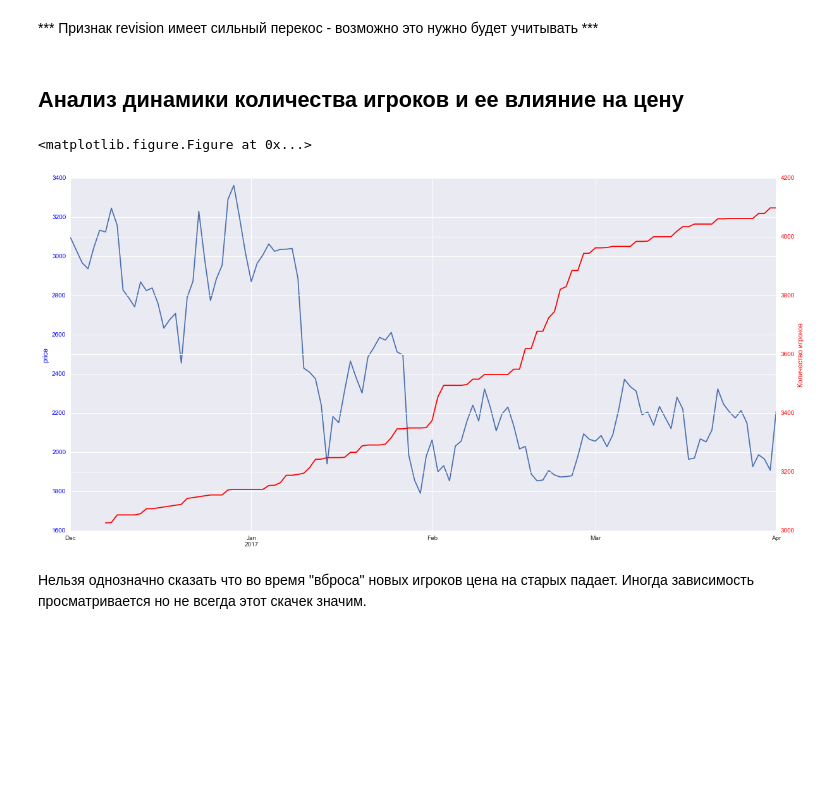
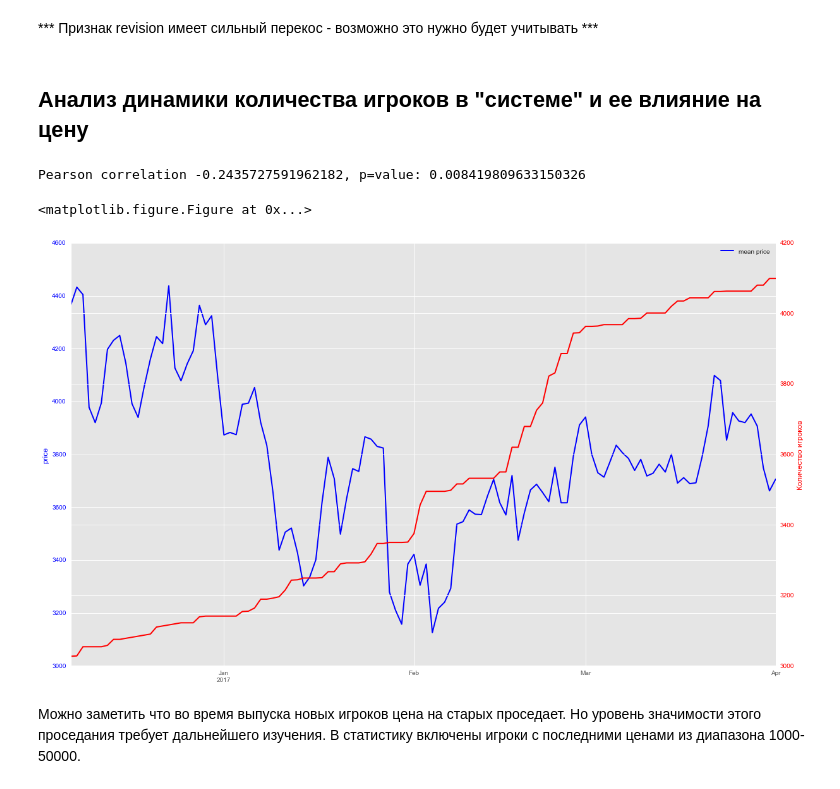
Before and after one commit to udsclub/time-series-fifa, a Jupyter notebook: visualization_notebooks/EDA_windsurfer.ipynb, the cells around one changed output. Cells and saved outputs as stored; diff of their text form; code cells hidden in the pictures; blank space fills up the shorter version.

Commit message:
Please enter the commit message for your changes. Lines starting
Price change/ number of players plot added
Sarima theory notebook added

```diff
--- a/visualization_notebooks/EDA_windsurfer.ipynb
+++ b/visualization_notebooks/EDA_windsurfer.ipynb
@@ -405,42 +404,66 @@ for i in range(len(columns1)):
 # %% [markdown]
 *** Признак revision имеет сильный перекос - возможно это нужно будет учитывать ***
 # %% [markdown]
-## Анализ динамики количества игроков и ее влияние на цену
+## Анализ динамики количества игроков в "системе" и ее влияние на цену
 # %%
 # Задаем временной ряд, для оси х
-start_date = '2016-12-01'
+start_date = '2016-12-07'
 end_date = '2017-04-01'
 rng = pd.date_range(start_date, end_date)
 # %%
-no_players_added=df_stats.groupby('added_on')['player_id'].count()
-no_of_players = no_players_added.cumsum()
+stats_w_last_price.added_on = pd.to_datetime(stats_w_last_price.added_on)
 
-plt.figure(figsize(20,10))
+
+# число добавленых карточек по датам
+no_players_added = stats_w_last_price.groupby('added_on')['player_id'].count()
+
+#общее число игроков в этот день
+no_of_players = no_players_added.cumsum()[rng].fillna(method='ffill')
+
+plt.figure(figsize(20,12))
 fig, ax1 = plt.subplots()
 
 
-# выберем 10 случайных игроков (которые в ире сначала) и с ценами в рейндже 0.01M - 0.05М
+# выберем 100 случайных игроков (которые в игре с самого начала) и с ценами от  1000  до 50000
 added_on_start = (stats_w_last_price.added_on <= pd.to_datetime('2016-09-23'))
-middle_prices = (stats_w_last_price.price.isin(range(500,50000)))
-rand_id = stats_w_last_price[middle_prices & added_on_start]['player_id'].sample(30, axis=0)
+middle_prices = (stats_w_last_price.price.isin(range(1000,50000)))
+
+#расскоментируйте эту строку если хотите получить 100 случайно отобраных игроков
+#rand_id = stats_w_last_price[middle_prices & added_on_start]['player_id'].sample(100, axis=0)
+
+rand_id = stats_w_last_price[middle_prices & added_on_start]['player_id']
 
 ax1.set_ylabel('price', color='b')
 ax1.tick_params('y', colors='b')
-prices[prices.player_id.isin(rand_id)].groupby('Date')['price'].mean()[rng].plot(x = rng, label = 'price', ax = ax1)
+
+# график средней цены
+mean_price = prices[prices.player_id.isin(rand_id)].groupby('Date')['price'].mean()[rng]
+mean_price.plot(x = rng, label = 'mean price', ax = ax1, color = 'b', linewidth = 2.0, legend = True)
+
+# график отдельных цен - закомментируйте если мешает анализу
+#for i in rand_id:
+#   prices[(prices.player_id == i)  & (prices.Date.isin(rng))].plot(x = rng, y = 'price', \
+#                          ax = ax1, color = 'k', linewidth = 0.45, legend = False, logy = False)
+
 
 
 #график количества добавленых игроков
 ax2 = ax1.twinx()
 ax2.set_ylabel('Количество игроков', color='r')
 ax2.tick_params('y', colors='r')
 
-no_of_players[rng].fillna(method='ffill').plot(color ='r', label = "количество игроков", ax = ax2)
+no_of_players.plot(color ='r', label = "количество игроков", ax = ax2, linewidth = 2.0)
 
 
+corr, p = scs.pearsonr(no_of_players, mean_price)
+
+print("Pearson correlation {}, p=value: {}".format(corr, p))
 #fig.tight_layout()
 plt.show()
 # %% [output]
-<matplotlib.figure.Figure at 0x...>
+Pearson correlation -0.2435727591962182, p=value: 0.008419809633150326
+<matplotlib.figure.Figure at 0x...>
-[figure, old version]
+[figure, new version]
-# %% [markdown]
-Нельзя однозначно сказать что во время "вброса" новых игроков цена на старых падает. Иногда зависимость просматривается но не всегда этот скачек значим.
+# %% [markdown]
+
+Можно заметить что во время выпуска новых игроков цена на старых проседает. Но уровень значимости этого проседания требует дальнейшего изучения. В статистику включены игроки с последними ценами из диапазона 1000-50000.
```
Also changed, not shown: parts of 7 cells of this notebook.
